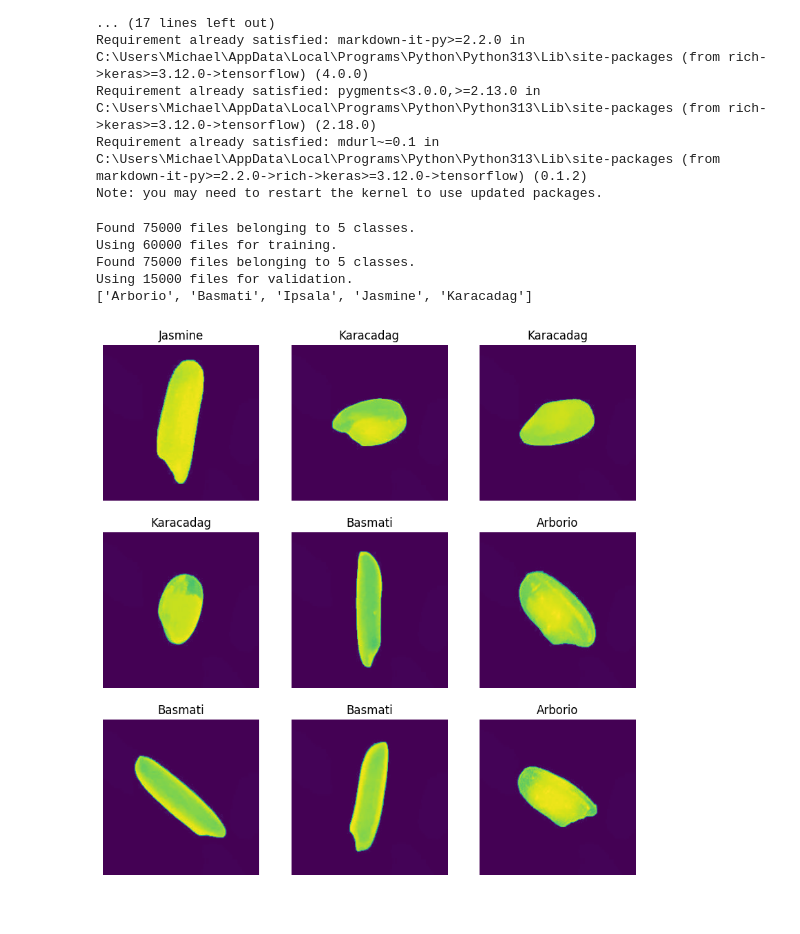
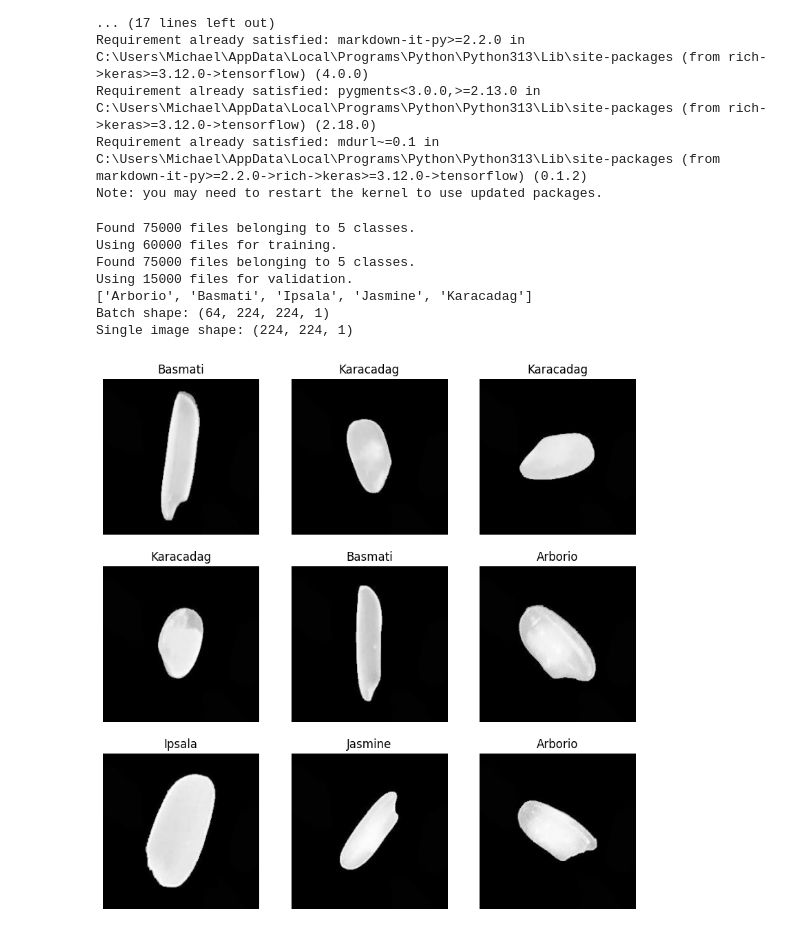
Before and after one commit to mikewen8/184_project, a Jupyter notebook: CNN/CNN.ipynb, the cells around one changed output. Saved outputs shown, nothing was run; the diff lists cells and outputs as text; code cells hidden in the pictures.

```diff
--- a/CNN/CNN.ipynb
+++ b/CNN/CNN.ipynb
@@ -32,44 +32,50 @@ from tensorflow.keras.models import Sequential
 data_dir = "..\\Rice_Image_Dataset"
 img_height = 224
 img_width = 224
-batch_size = 32
+batch_size = 64
 seed = 123
 # documentation on tensorflow website
 train_ds  = tf.keras.utils.image_dataset_from_directory(
     data_dir,
     validation_split=0.2,# trainign percentatge
     subset="training",
     seed=seed,
     image_size=(img_height, img_width),
     batch_size=batch_size,
     color_mode='grayscale'
 )
 val_ds  = tf.keras.utils.image_dataset_from_directory(
     data_dir,
     validation_split=0.2,     # same split
     subset="validation",
     seed=seed,
     image_size=(img_height, img_width),
     batch_size=batch_size,
     color_mode='grayscale'
 )
 
 class_names = train_ds.class_names
 print(class_names)
 
 plt.figure(figsize=(10, 10))
+
 for images, labels in train_ds.take(1):
-  for i in range(9):
-    ax = plt.subplot(3, 3, i + 1)
-    plt.imshow(images[i].numpy().astype("uint8"))
-    plt.title(class_names[labels[i]])
-    plt.axis("off")
+    print("Batch shape:", images.shape)          # shows batch dimensions
+    print("Single image shape:", images[0].shape) # shows one image size
+
+    for i in range(9):
+        ax = plt.subplot(3, 3, i + 1)
+        plt.imshow(images[i].numpy().astype("uint8"), cmap="gray")
+        plt.title(class_names[labels[i]])
+        plt.axis("off")
 # %% [output]
 Found 75000 files belonging to 5 classes.
 Using 60000 files for training.
 Found 75000 files belonging to 5 classes.
 Using 15000 files for validation.
 ['Arborio', 'Basmati', 'Ipsala', 'Jasmine', 'Karacadag']
+Batch shape: (64, 224, 224, 1)
+Single image shape: (224, 224, 1)
-[figure, old version]
+[figure, new version]
 # %%
 num_classes=len(class_names)
```
Also changed, not shown: parts of 6 cells of this notebook, 1 other file.
